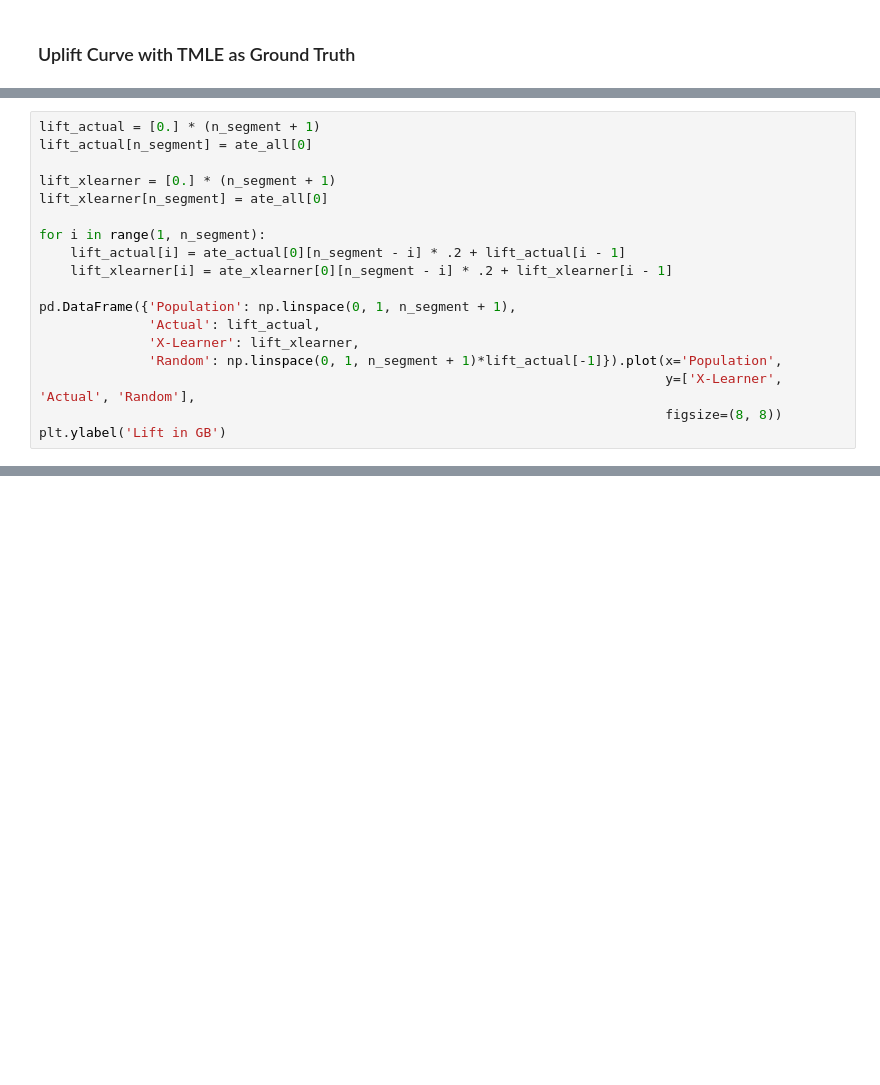
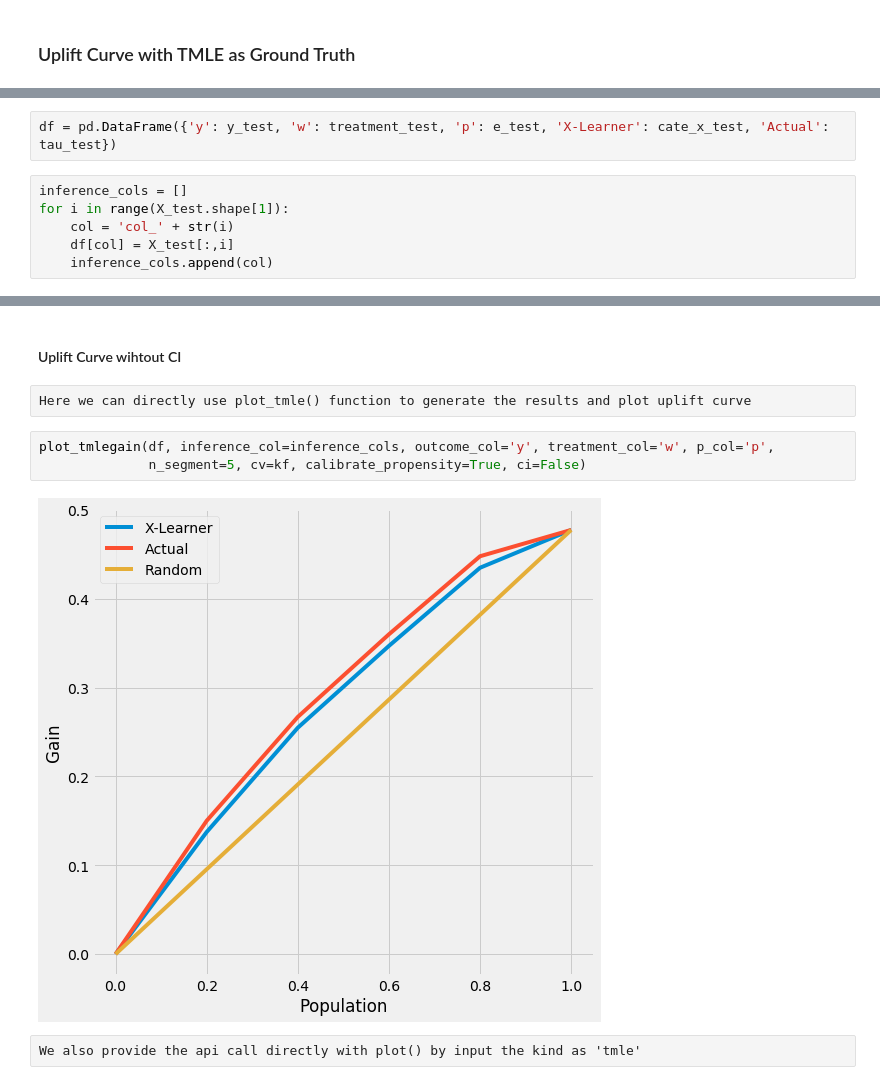
Before and after one commit to uber/causalml, a Jupyter notebook: examples/validation_with_tmle.ipynb, the cells around one changed output, grey strips where cells are left out. Cells and saved outputs as stored; diff of their text form; blank space fills up the shorter version.

Commit message:
Add TMLE-based validation to plotting (AUUC/Qini/lift) (#165)
* add tmle based validation for lift, auuc and qini
* add qini score and qini curve with ci

```diff
--- a/examples/validation_with_tmle.ipynb
+++ b/examples/validation_with_tmle.ipynb
@@ -130,18 +93,0 @@ By using TMLE as a proxy of the ground truth, the uplift curves of X-learner and
-# %%
-lift_actual = [0.] * (n_segment + 1)
-lift_actual[n_segment] = ate_all[0]
-
-lift_xlearner = [0.] * (n_segment + 1)
-lift_xlearner[n_segment] = ate_all[0]
-
-for i in range(1, n_segment):
-    lift_actual[i] = ate_actual[0][n_segment - i] * .2 + lift_actual[i - 1]
-    lift_xlearner[i] = ate_xlearner[0][n_segment - i] * .2 + lift_xlearner[i - 1]
-
-pd.DataFrame({'Population': np.linspace(0, 1, n_segment + 1),
-              'Actual': lift_actual,
-              'X-Learner': lift_xlearner,
-              'Random': np.linspace(0, 1, n_segment + 1)*lift_actual[-1]}).plot(x='Population',
-                                                                                y=['X-Learner', 'Actual', 'Random'],
-                                                                                figsize=(8, 8))
-plt.ylabel('Lift in GB')
@@ -150,0 +99,8 @@ Text(0, 0.5, 'Lift in GB')
+# %%
+df = pd.DataFrame({'y': y_test, 'w': treatment_test, 'p': e_test, 'X-Learner': cate_x_test, 'Actual': tau_test})
+# %%
+inference_cols = []
+for i in range(X_test.shape[1]):
+    col = 'col_' + str(i)
+    df[col] = X_test[:,i]
+    inference_cols.append(col)
@@ -150,0 +129,11 @@ Text(0, 0.5, 'Lift in GB')
+# %% [markdown]
+#### Uplift Curve wihtout CI
+# %% [raw]
+Here we can directly use plot_tmle() function to generate the results and plot uplift curve
+# %%
+plot_tmlegain(df, inference_col=inference_cols, outcome_col='y', treatment_col='w', p_col='p',
+              n_segment=5, cv=kf, calibrate_propensity=True, ci=False)
+# %% [output]
+[figure, added]
+# %% [raw]
+We also provide the api call directly with plot() by input the kind as 'tmle'
```
Also changed, not shown: parts of 40 cells of this notebook, 2 other files.
